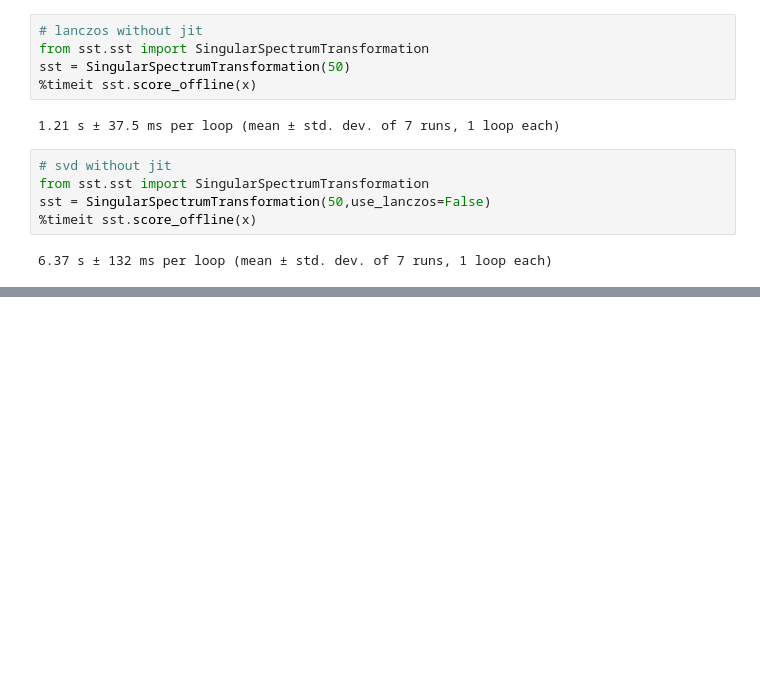
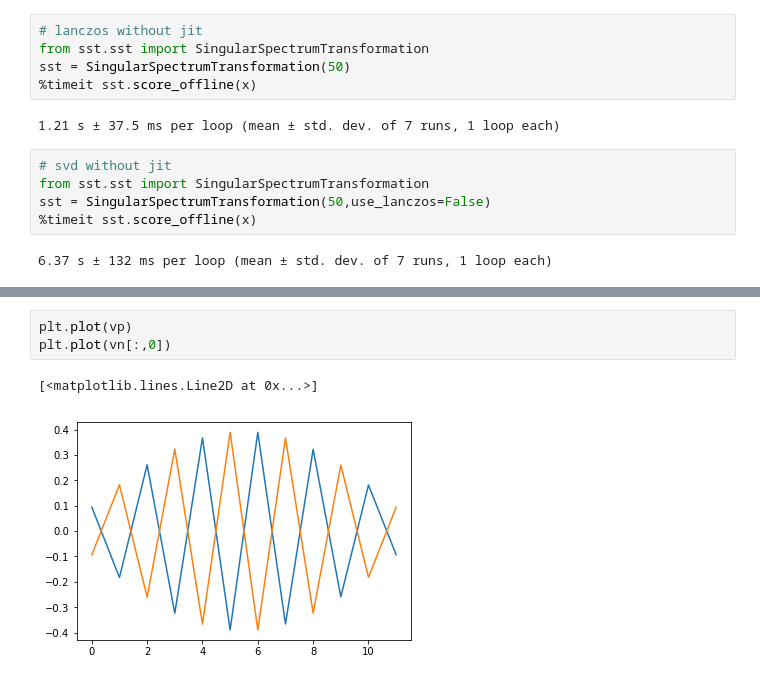
Before and after one commit to statefb/singular-spectrum-transformation, a Jupyter notebook: test.ipynb, the cells around one changed output, grey strips where cells are left out. Saved outputs shown, nothing was run; the diff lists cells and outputs as text; blank space fills up the shorter version.

```diff
--- a/test.ipynb
+++ b/test.ipynb
@@ -99,0 +131,6 @@ ax[1].plot(score,"r"); ax[1].set_title("score");
+# %%
+plt.plot(vp)
+plt.plot(vn[:,0])
+# %% [output]
+[<matplotlib.lines.Line2D at 0x...>]
+[figure, added]
```
Also changed, not shown: parts of 12 cells of this notebook, 1 other file.
